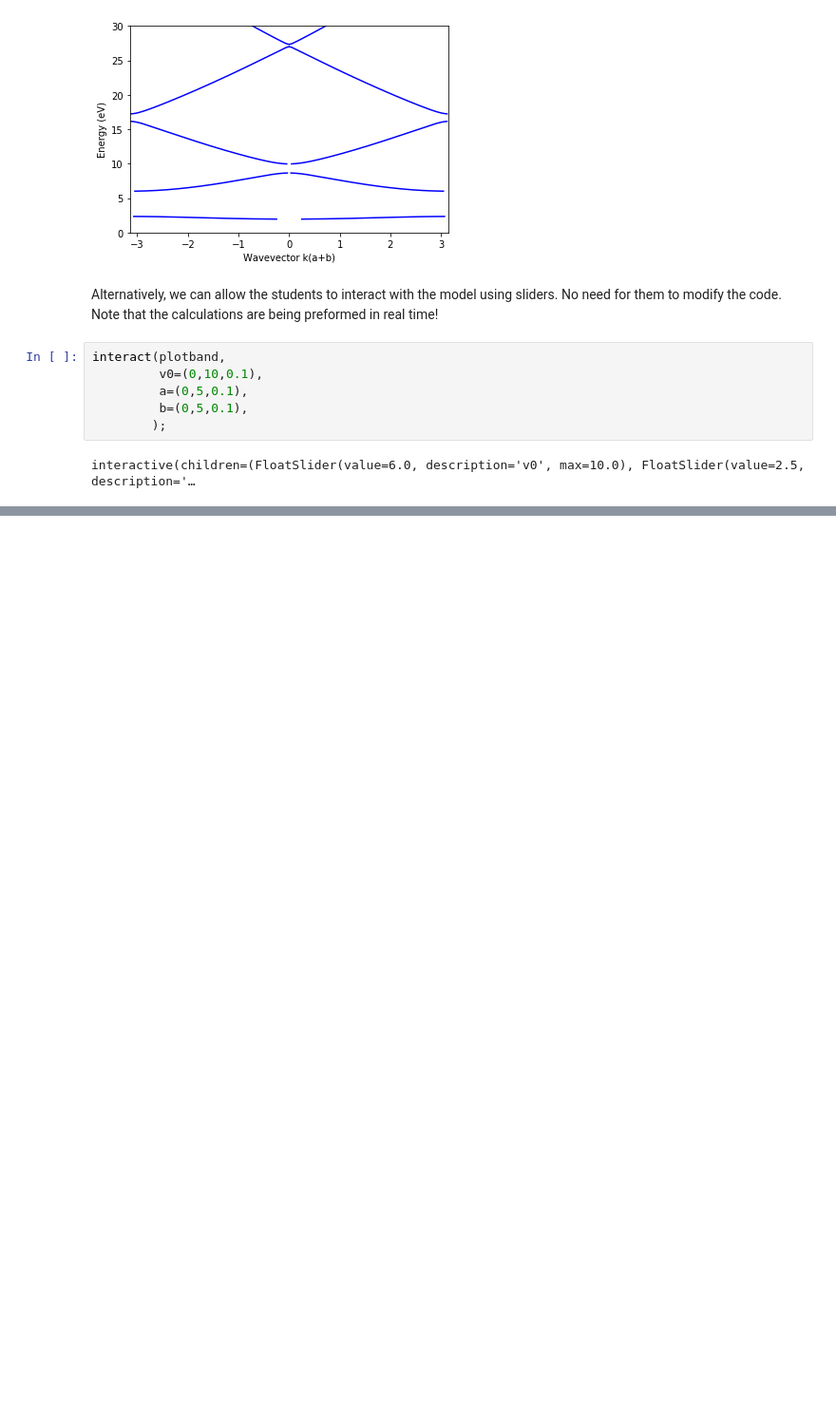
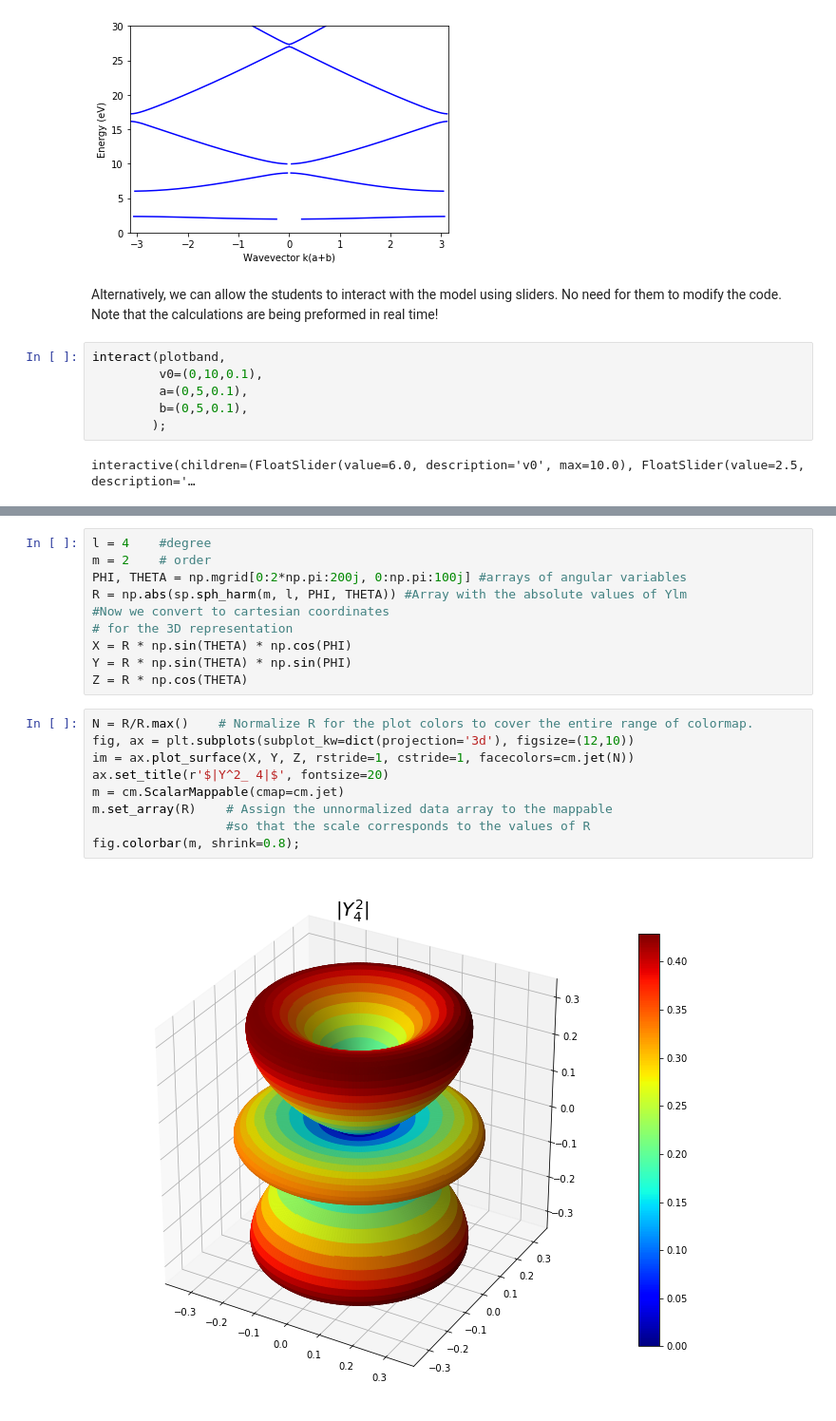
Before and after one commit to LaGuer/gflop-benchmark, a Jupyter notebook: gflop-benchmark.ipynb, the cells around one changed output, grey strips where cells are left out. Shown: that part at 95% size. Saved outputs shown, nothing was run; the diff lists cells and outputs as text; blank space fills up the shorter version.

```diff
--- a/gflop-benchmark.ipynb
+++ b/gflop-benchmark.ipynb
@@ -120,0 +218,21 @@ interactive(children=(FloatSlider(value=6.0, description='v0', max=10.0), FloatS
+# %%
+l = 4    #degree
+m = 2    # order
+PHI, THETA = np.mgrid[0:2*np.pi:200j, 0:np.pi:100j] #arrays of angular variables
+R = np.abs(sp.sph_harm(m, l, PHI, THETA)) #Array with the absolute values of Ylm
+#Now we convert to cartesian coordinates
+# for the 3D representation
+X = R * np.sin(THETA) * np.cos(PHI)
+Y = R * np.sin(THETA) * np.sin(PHI)
+Z = R * np.cos(THETA)
+# %%
+N = R/R.max()    # Normalize R for the plot colors to cover the entire range of colormap.
+fig, ax = plt.subplots(subplot_kw=dict(projection='3d'), figsize=(12,10))
+im = ax.plot_surface(X, Y, Z, rstride=1, cstride=1, facecolors=cm.jet(N))
+ax.set_title(r'$|Y^2_ 4|$', fontsize=20)
+m = cm.ScalarMappable(cmap=cm.jet)
+m.set_array(R)    # Assign the unnormalized data array to the mappable
+                  #so that the scale corresponds to the values of R
+fig.colorbar(m, shrink=0.8);
+# %% [output]
+[figure, added]
```
Also changed, not shown: parts of 18 cells of this notebook.
